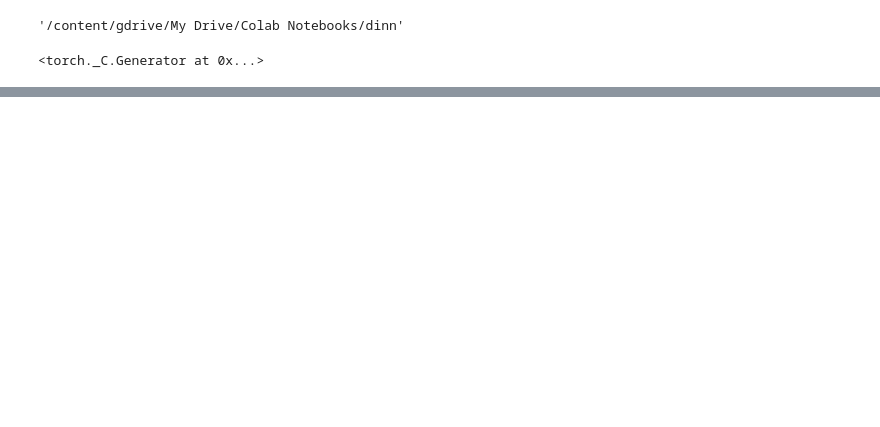
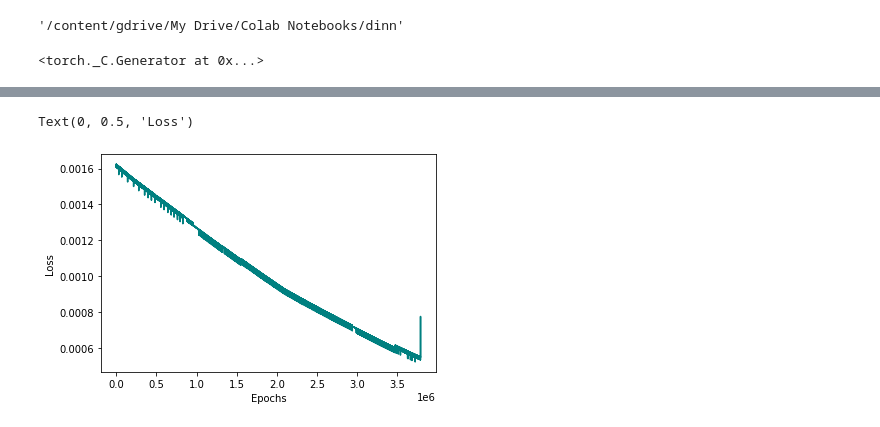
Before and after one commit to Shaier/DINN, a Jupyter notebook: Diseases/dengue/dengue.ipynb, the cells around one changed output, grey strips where cells are left out. Drawn from its saved outputs; the diff is of its cells as text; code cells hidden in the pictures; blank space fills up the shorter version.

```diff
--- a/Diseases/dengue/dengue.ipynb
+++ b/Diseases/dengue/dengue.ipynb
@@ -367,7 +370,10 @@ KeyboardInterrupt: ignored
 # %%
-plt.plot(dinn.losses[50000:], color = 'teal')
+plt.plot(dinn.losses[30000000:], color = 'teal')
 plt.xlabel('Epochs')
 plt.ylabel('Loss')
+# %% [output]
+Text(0, 0.5, 'Loss')
+[figure, added]
 # %%
 fig = plt.figure(facecolor='w', figsize=(12,12))
 ax = fig.add_subplot(111, facecolor='#dddddd', axisbelow=True)
```
Also changed, not shown: parts of 9 cells of this notebook, 17 other files.
